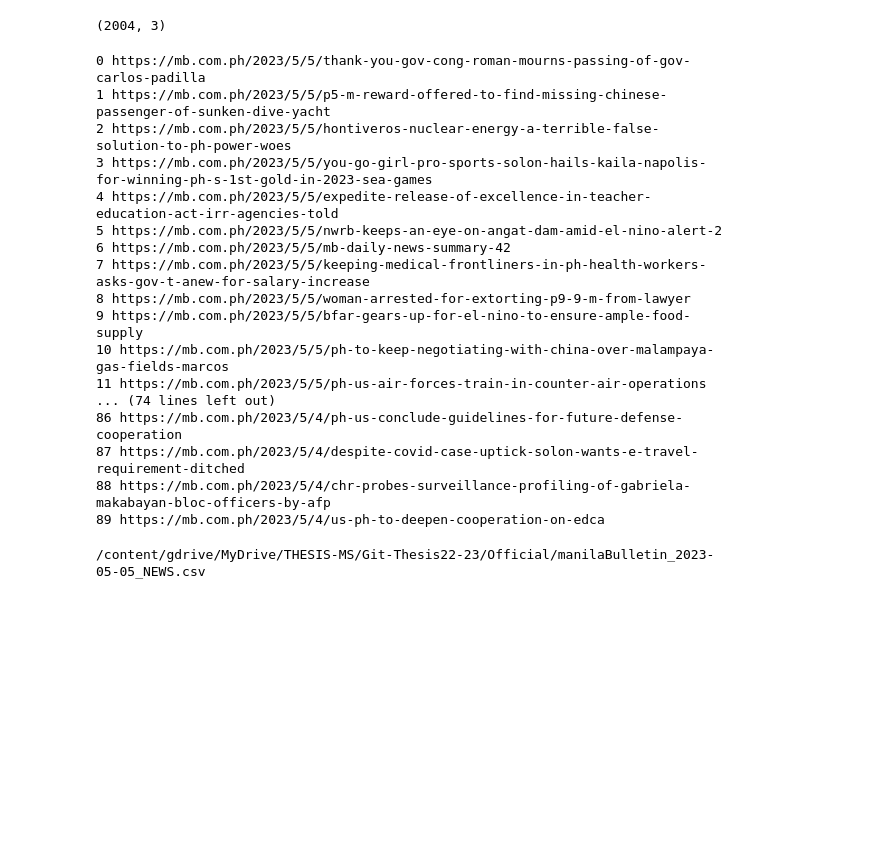
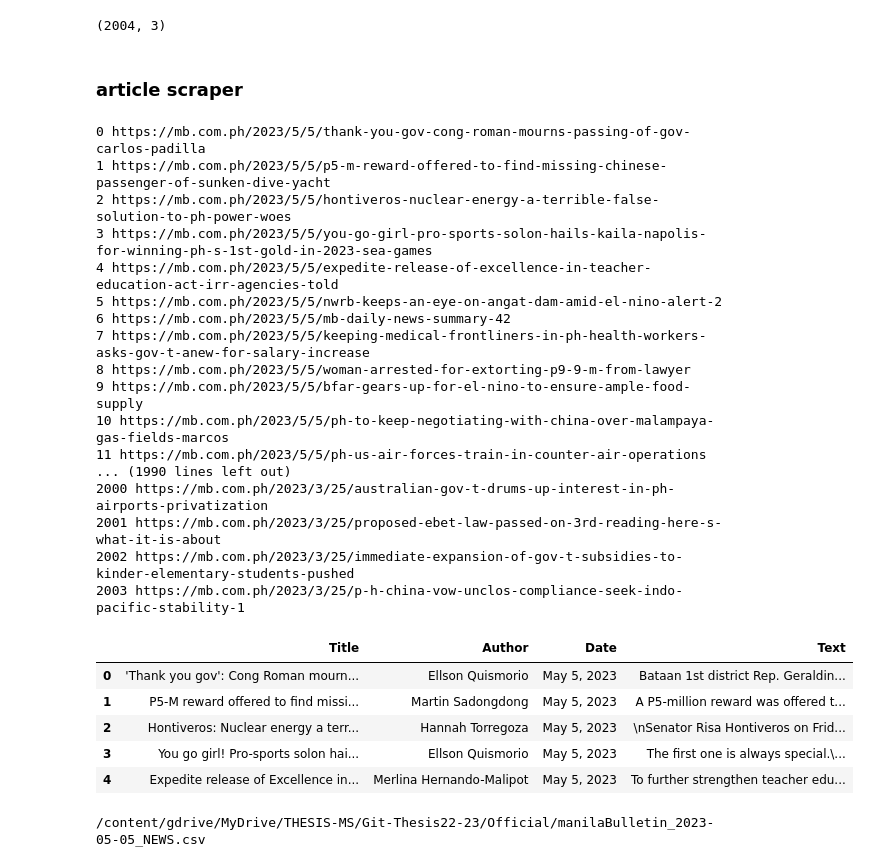
Before and after one commit to jmlDC/MARISOL-Thesis22-23, a Jupyter notebook: Scraper.ipynb, the cells around one changed output. Cells and saved outputs as stored; diff of their text form; code cells hidden in the pictures; blank space fills up the shorter version.

```diff
--- a/Scraper.ipynb
+++ b/Scraper.ipynb
@@ -1385,13 +1414,13 @@ def pnaArticleScraper(url):
 
   row=[]
   try:
-    driver = startChromeDriver()
-    driver.get(url)
-    WebDriverWait(driver, 30).until(EC.visibility_of_element_located((By.CLASS_NAME, 'page-content')))
+    # driver = startChromeDriver()
+    # driver.get(url)
+    # WebDriverWait(driver, 30).until(EC.visibility_of_element_located((By.CLASS_NAME, 'page-content')))
 
-    source = driver.page_source
-    soup=BeautifulSoup(source, 'html.parser')
-    time.sleep(2)
+    # source = driver.page_source
+    soup=BeautifulSoup(extract_source(url).text, 'html.parser')
+    time.sleep(1)
     Title = soup.find('h1').text.strip()
 
     try:
@@ -1421,7 +1450,7 @@ def pnaArticleScraper(url):
       print ('ERROR FOR LINK:',url)
       print (error_type, 'Line:', error_info.tb_lineno)
 
-  driver.quit()
+#   driver.quit()
   return row
 
 site = "PhilippineNewsAgency"
@@ -1433,6 +1462,8 @@ for index, r in data.iterrows():
   print(index, url)
   row = pnaArticleScraper(url)
   pnaData2 = data2.append(pd.Series(row, index=pnaData2.columns[:len(row)]), ignore_index=True)
+  for index ==2:
+    break
 
 pnaData2.to_csv(filename)
 pnaData2
@@ -1532,6 +1565,8 @@ NameError: ignored
 mbData.shape
 # %% [output]
 (2004, 3)
+# %% [markdown]
+### article scraper
 # %%
 # Article Reader from LINK
 def manilabulletinArticleScraper(url):
@@ -1556,40 +1591,45 @@ def manilabulletinArticleScraper(url):
         error_type, error_obj, error_info = sys.exc_info()
         print ('ERROR FOR LINK:',url)
         print (error_type, 'Line:', error_info.tb_lineno)
     return row
 
 site = "manilaBulletin"
 mbData2 = pd.DataFrame(columns=["Title", "Author", "Date", "Text"])
 filename= f"{dir}{site}_{date.today()}_NEWS.csv"
 
 df = pd.read_csv(f'{dir}manilaBulletin_2023-05-05_NEWS_LinkList.csv')
 for index, r in df.iterrows():
     url = r["Link"]
     print(index, url)
     row = manilabulletinArticleScraper(url)
     mbData2 = mbData2.append(pd.Series(row, index=mbData2.columns[:len(row)]), ignore_index=True)
 
-
-mbData2.to_csv(filename)
+# mbData2.to_csv(filename)
 mbData2.head()
 # %% [output]
 0 https://mb.com.ph/2023/5/5/thank-you-gov-cong-roman-mourns-passing-of-gov-carlos-padilla
 1 https://mb.com.ph/2023/5/5/p5-m-reward-offered-to-find-missing-chinese-passenger-of-sunken-dive-yacht
 2 https://mb.com.ph/2023/5/5/hontiveros-nuclear-energy-a-terrible-false-solution-to-ph-power-woes
 3 https://mb.com.ph/2023/5/5/you-go-girl-pro-sports-solon-hails-kaila-napolis-for-winning-ph-s-1st-gold-in-2023-sea-games
 4 https://mb.com.ph/2023/5/5/expedite-release-of-excellence-in-teacher-education-act-irr-agencies-told
 5 https://mb.com.ph/2023/5/5/nwrb-keeps-an-eye-on-angat-dam-amid-el-nino-alert-2
 6 https://mb.com.ph/2023/5/5/mb-daily-news-summary-42
 7 https://mb.com.ph/2023/5/5/keeping-medical-frontliners-in-ph-health-workers-asks-gov-t-anew-for-salary-increase
 8 https://mb.com.ph/2023/5/5/woman-arrested-for-extorting-p9-9-m-from-lawyer
 9 https://mb.com.ph/2023/5/5/bfar-gears-up-for-el-nino-to-ensure-ample-food-supply
 10 https://mb.com.ph/2023/5/5/ph-to-keep-negotiating-with-china-over-malampaya-gas-fields-marcos
 11 https://mb.com.ph/2023/5/5/ph-us-air-forces-train-in-counter-air-operations
-... (74 lines left out)
-86 https://mb.com.ph/2023/5/4/ph-us-conclude-guidelines-for-future-defense-cooperation
-87 https://mb.com.ph/2023/5/4/despite-covid-case-uptick-solon-wants-e-travel-requirement-ditched
-88 https://mb.com.ph/2023/5/4/chr-probes-surveillance-profiling-of-gabriela-makabayan-bloc-officers-by-afp
-89 https://mb.com.ph/2023/5/4/us-ph-to-deepen-cooperation-on-edca
+... (1990 lines left out)
+2000 https://mb.com.ph/2023/3/25/australian-gov-t-drums-up-interest-in-ph-airports-privatization
+2001 https://mb.com.ph/2023/3/25/proposed-ebet-law-passed-on-3rd-reading-here-s-what-it-is-about
+2002 https://mb.com.ph/2023/3/25/immediate-expansion-of-gov-t-subsidies-to-kinder-elementary-students-pushed
+2003 https://mb.com.ph/2023/3/25/p-h-china-vow-unclos-compliance-seek-indo-pacific-stability-1
+|  | Title | Author | Date | Text |
+| 0 | 'Thank you gov': Cong Roman mourn... | Ellson Quismorio | May 5, 2023 | Bataan 1st district Rep. Geraldin... |
+| 1 | P5-M reward offered to find missi... | Martin Sadongdong | May 5, 2023 | A P5-million reward was offered t... |
+| 2 | Hontiveros: Nuclear energy a terr... | Hannah Torregoza | May 5, 2023 | \nSenator Risa Hontiveros on Frid... |
+| 3 | You go girl! Pro-sports solon hai... | Ellson Quismorio | May 5, 2023 | The first one is always special.\... |
+| 4 | Expedite release of Excellence in... | Merlina Hernando-Malipot | May 5, 2023 | To further strengthen teacher edu... |
 # %%
 print(filename)
 mbData2
```
Also changed, not shown: parts of 14 cells of this notebook.
